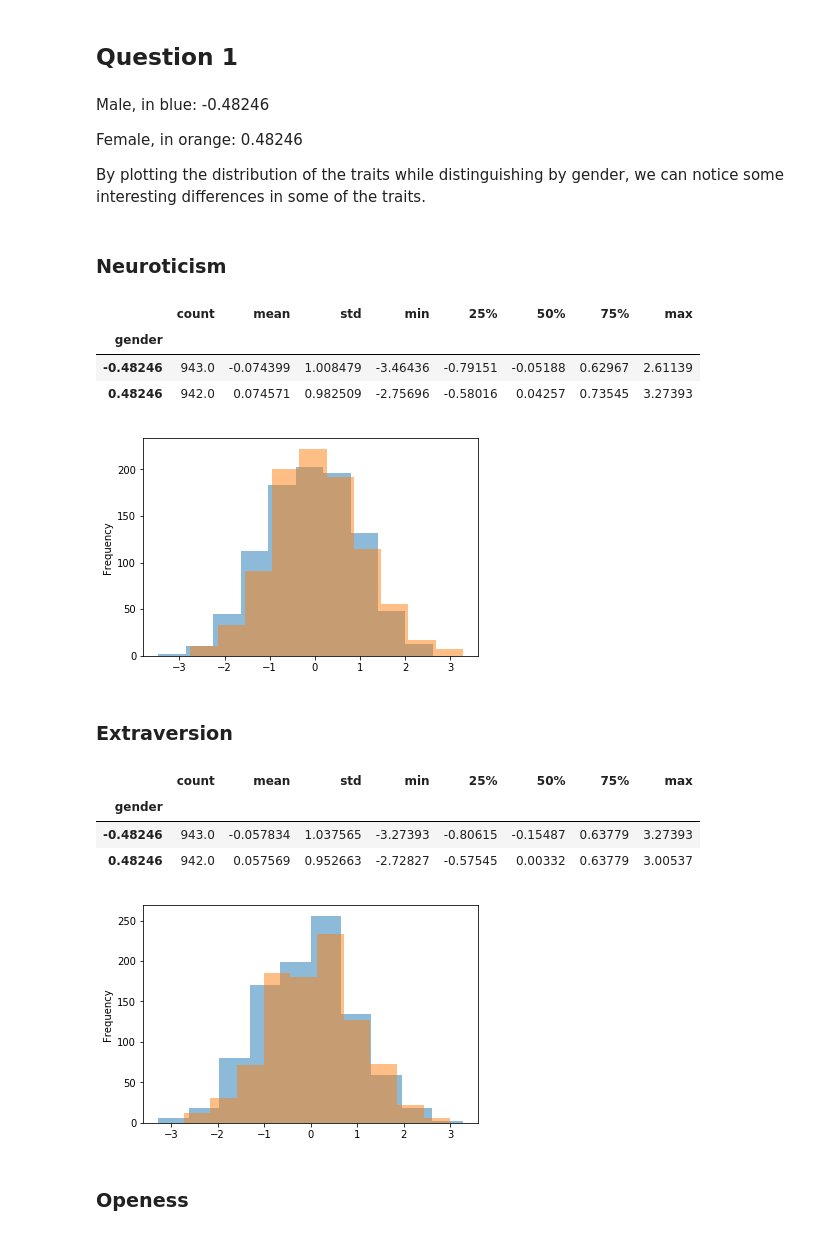
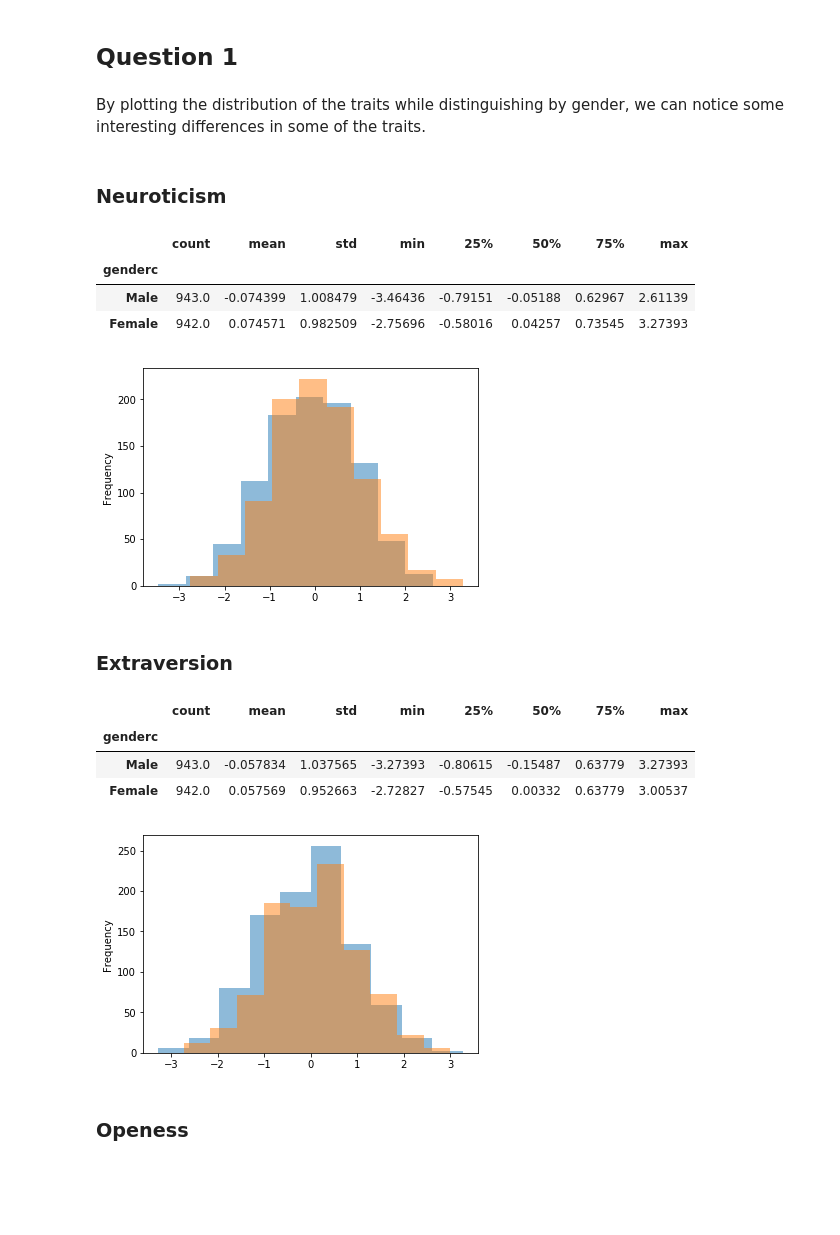
Before and after one commit to AndreMoukarzel/MAC0459, a Jupyter notebook: DataScienceEP1.ipynb, the cells around one changed output. Drawn from its saved outputs; the diff is of its cells as text; code cells hidden in the pictures; blank space fills up the shorter version.

Commit message:
Added categorical genders and organized categorical countries

```diff
--- a/DataScienceEP1.ipynb
+++ b/DataScienceEP1.ipynb
@@ -38,6 +38,8 @@ import seaborn as sns
 import numpy as np
 
 drugs = pd.read_csv('drug_consumption.data')
+drugs['countryn'] = pd.cut(drugs['country'], [-0.58,-0.47,-0.3,-0.2,0.0,0.23,0.5,1.], labels=['USA', 'New Zealand', 'Other', 'Australia', 'Republic of Ireland', 'Canada', 'UK'])
+drugs['genderc'] = pd.cut(drugs['gender'], 2, labels=['Male', 'Female'])
 drugs.describe()
 # %% [output]
 |  | id | age | gender | education | country | etnicity | nscore | escore | oscore | ascore | cscore | ... |
@@ -52,32 +54,28 @@ drugs.describe()
 # %% [markdown]
 ## Question 1
 # %% [markdown]
-Male, in blue:    -0.48246
-
-Female, in orange: 0.48246
-
 By plotting the distribution of the traits while distinguishing by gender, we can notice some interesting differences in some of the traits.
 # %% [markdown]
 ### Neuroticism
 # %%
-drugs.groupby('gender')['nscore'].plot.hist(alpha=0.5)
-drugs.groupby('gender')['nscore'].describe()
+drugs.groupby('genderc')['nscore'].plot.hist(alpha=0.5)
+drugs.groupby('genderc')['nscore'].describe()
 # %% [output]
 |  | count | mean | std | min | 25% | 50% | 75% | max |
-| gender |  |  |  |  |  |  |  |  |
-| -0.48246 | 943.0 | -0.074399 | 1.008479 | -3.46436 | -0.79151 | -0.05188 | 0.62967 | 2.61139 |
-| 0.48246 | 942.0 | 0.074571 | 0.982509 | -2.75696 | -0.58016 | 0.04257 | 0.73545 | 3.27393 |
+| genderc |  |  |  |  |  |  |  |  |
+| Male | 943.0 | -0.074399 | 1.008479 | -3.46436 | -0.79151 | -0.05188 | 0.62967 | 2.61139 |
+| Female | 942.0 | 0.074571 | 0.982509 | -2.75696 | -0.58016 | 0.04257 | 0.73545 | 3.27393 |
 [figure]
 # %% [markdown]
 ### Extraversion
 # %%
-drugs.groupby('gender')['escore'].plot.hist(alpha=0.5)
-drugs.groupby('gender')['escore'].describe()
+drugs.groupby('genderc')['escore'].plot.hist(alpha=0.5)
+drugs.groupby('genderc')['escore'].describe()
 # %% [output]
 |  | count | mean | std | min | 25% | 50% | 75% | max |
-| gender |  |  |  |  |  |  |  |  |
-| -0.48246 | 943.0 | -0.057834 | 1.037565 | -3.27393 | -0.80615 | -0.15487 | 0.63779 | 3.27393 |
-| 0.48246 | 942.0 | 0.057569 | 0.952663 | -2.72827 | -0.57545 | 0.00332 | 0.63779 | 3.00537 |
+| genderc |  |  |  |  |  |  |  |  |
+| Male | 943.0 | -0.057834 | 1.037565 | -3.27393 | -0.80615 | -0.15487 | 0.63779 | 3.27393 |
+| Female | 942.0 | 0.057569 | 0.952663 | -2.72827 | -0.57545 | 0.00332 | 0.63779 | 3.00537 |
 [figure]
 # %% [markdown]
 ### Openess
```
Also changed, not shown: parts of 24 cells of this notebook.
